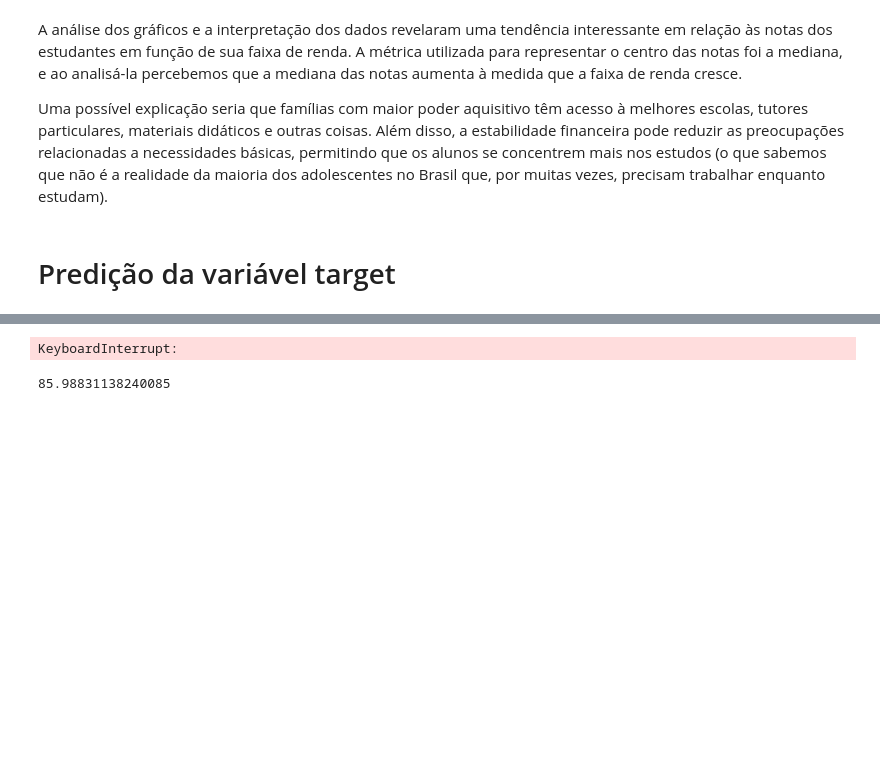
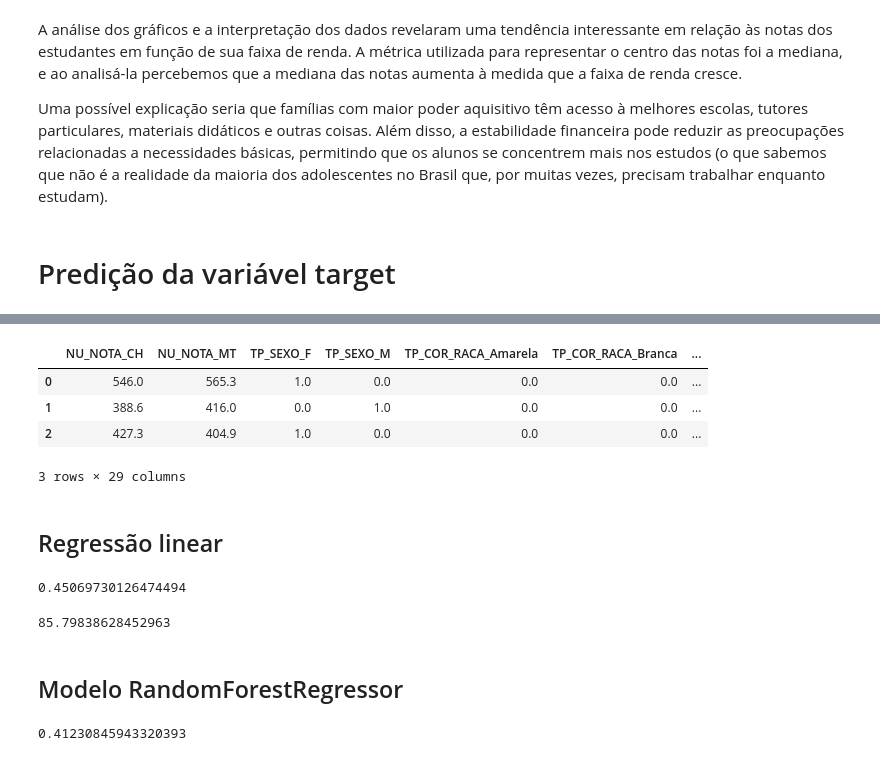
Before and after one commit to Phvr06/Proj2-Cdados, a Jupyter notebook: main.ipynb, the cells around one changed output, grey strips where cells are left out. Cells and saved outputs as stored; diff of their text form; code cells hidden in the pictures; blank space fills up the shorter version.

```diff
--- a/main.ipynb
+++ b/main.ipynb
@@ -332,21 +246,0 @@ dados_final = pd.concat([dados_final, OH_cols], axis=1)
-# %%
-### Aplicando o método de Random Forest: ###
-
-# Separando as variáveis target e features
-features_matrix = dados_bin.drop('NU_NOTA_MT', axis=1)
-target_vec = dados_bin.NU_NOTA_MT
-
-# Separando os dados em treino e teste
-features_matrix_train, features_matrix_test, target_vec_train, target_vec_test = train_test_split(features_matrix, target_vec, test_size=0.1, random_state=1234)
-
-# Aplicando o modelo de regressão linear e treinando ele com os dados de treino
-modelo = RandomForestRegressor(n_estimators=10)
-modelo.fit(features_matrix_train, target_vec_train)
-
-# Predizendo os valores de nota de matemática com base nos dados de teste
-predicao = modelo.predict(features_matrix_test)
-
-# Calculando o erro médio quadrático
-mse = mean_squared_error(target_vec_test, predicao)
-# %% [output]
-KeyboardInterrupt:
@@ -369 +247,9 @@ plt.show()
+# %%
+dados_final.head(3)
+# %% [output]
+|  | NU_NOTA_CH | NU_NOTA_MT | TP_SEXO_F | TP_SEXO_M | TP_COR_RACA_Amarela | TP_COR_RACA_Branca | ... |
+| 0 | 546.0 | 565.3 | 1.0 | 0.0 | 0.0 | 0.0 | ... |
+| 1 | 388.6 | 416.0 | 0.0 | 1.0 | 0.0 | 0.0 | ... |
+| 2 | 427.3 | 404.9 | 1.0 | 0.0 | 0.0 | 0.0 | ... |
+3 rows × 29 columns
 # %%
@@ -374 +262,3 @@ features_train, features_test, target_train, target_test = train_test_split(feat
+# %% [markdown]
+## Regressão linear
 # %%
@@ -375,13 +266,26 @@ features_train, features_test, target_train, target_test = train_test_split(feat
 model_LR = LinearRegression()
 model_LR.fit(features_train, target_train)
 predicao_LR = model_LR.predict(features_test)
+# %%
+# Score do modelo de regressão linear
+model_LR.score(features_test, target_test)
+# %% [output]
+0.45069730126474494
 # %%
-mse = np.sqrt(mean_squared_error(target_test, predicao_LR))
-mse
+# RMSE do modelo de regressão linear
+rmse = np.sqrt(mean_squared_error(target_test, predicao_LR))
+rmse
 # %% [output]
-85.98831138240085
+85.79838628452963
+# %% [markdown]
+## Modelo RandomForestRegressor
 # %%
 model_RFR = RandomForestRegressor(n_estimators=10)
 model_RFR.fit(features_train, target_train)
 predicao_RFR = model_RFR.predict(features_test)
+# %%
+# Score do modelo Random Forest
+model_RFR.score(features_test, target_test)
+# %% [output]
+0.41230845943320393
 # %%
```
Also changed, not shown: parts of 20 cells of this notebook.
